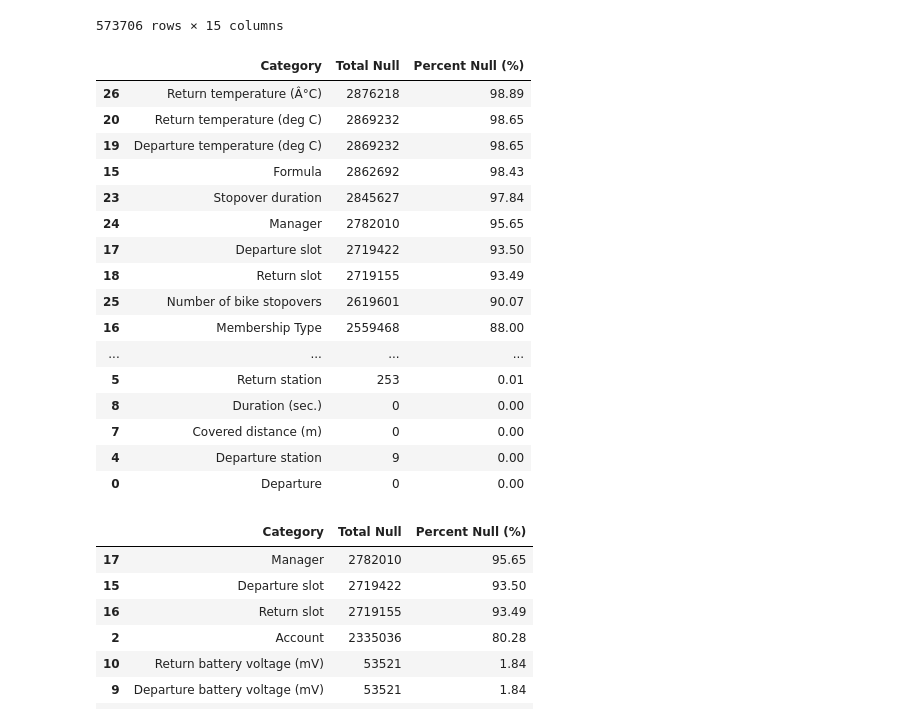
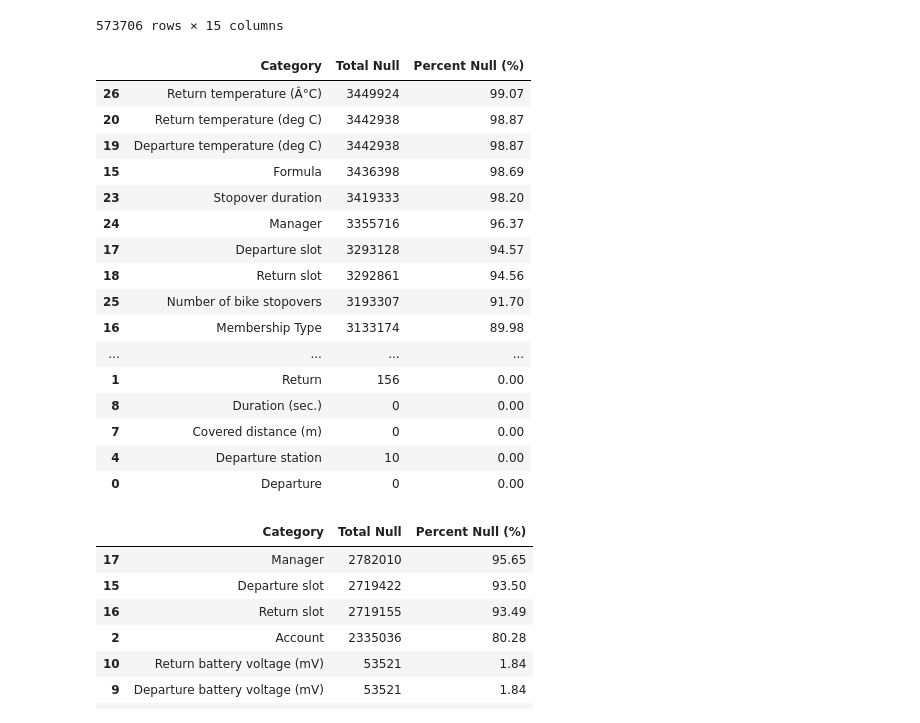
Before and after one commit to JordanFortney/mobiBikeAnalysisCoV, a Jupyter notebook: mobiBikeAnalysisCoV.ipynb, the cells around one changed output. Drawn from its saved outputs; the diff is of its cells as text; code cells hidden in the pictures.

```diff
--- a/mobiBikeAnalysisCoV.ipynb
+++ b/mobiBikeAnalysisCoV.ipynb
@@ -10,8 +14,8 @@ for file in os.listdir(myPath):
         newName = str(myPath+"/"+file[:-4]+'csv')
         tempXlsx.to_csv(newName, index = None, header = True)
 # %%
-mobiDF = pd.read_csv('data/Mobi_System_Data_2017.csv')
-mobiDF
+mobi17DF = pd.read_csv('data/Mobi_System_Data_2017.csv')
+mobi17DF
 # %% [output]
 |  | Departure | Return | Account | Bike | Departure station | Return station | Membership type | ... |
 | 0 | 2018-01-01 00:00:00 | 2018-01-01 00:00:00 | ID00001 | 754.0 | 0048 Comox & Broughton | 0002 Burrard Station | 365 Day Founding Plus | ... |
@@ -29,35 +33,35 @@ mobiDF
 # %%
 myPath = 'data'
 for file in os.listdir(myPath):
-    if (file.endswith(".csv")) and (file != 'Mobi_System_Data_2017.csv') :
+    if (file.endswith(".csv")):
         tempDF = pd.read_csv(myPath+"/"+file)
-        mobiDF = mobiDF.append(tempDF)
+        mobi17DF = mobi17DF.append(tempDF)
 # %%
 # Create a temp dataframe for null vlaue totals
-nullTotalDF = pd.DataFrame(mobiDF.isnull().sum()).reset_index()
+nullTotalDF = pd.DataFrame(mobi17DF.isnull().sum()).reset_index()
 nullTotalDF.columns = ['Category', 'Total Null']
 # Create a temp dataframe for null value percentages
-nullPercentDF = pd.DataFrame(round(mobiDF.isnull().sum()/mobiDF.shape[0]*100,2)).reset_index()
+nullPercentDF = pd.DataFrame(round(mobi17DF.isnull().sum()/mobi17DF.shape[0]*100,2)).reset_index()
 nullPercentDF.columns = ['Category', 'Percent Null (%)']
 # Merge temporary null value datasets and sort by null percentage
 nullDF = pd.merge(nullTotalDF, nullPercentDF, on = 'Category')
 nullDF.sort_values('Percent Null (%)', ascending = False)
 # %% [output]
 |  | Category | Total Null | Percent Null (%) |
-| 26 | Return temperature (Â°C) | 2876218 | 98.89 |
-| 20 | Return temperature (deg C) | 2869232 | 98.65 |
-| 19 | Departure temperature (deg C) | 2869232 | 98.65 |
-| 15 | Formula | 2862692 | 98.43 |
-| 23 | Stopover duration | 2845627 | 97.84 |
-| 24 | Manager | 2782010 | 95.65 |
-| 17 | Departure slot | 2719422 | 93.50 |
-| 18 | Return slot | 2719155 | 93.49 |
-| 25 | Number of bike stopovers | 2619601 | 90.07 |
-| 16 | Membership Type | 2559468 | 88.00 |
+| 26 | Return temperature (Â°C) | 3449924 | 99.07 |
+| 20 | Return temperature (deg C) | 3442938 | 98.87 |
+| 19 | Departure temperature (deg C) | 3442938 | 98.87 |
+| 15 | Formula | 3436398 | 98.69 |
+| 23 | Stopover duration | 3419333 | 98.20 |
+| 24 | Manager | 3355716 | 96.37 |
+| 17 | Departure slot | 3293128 | 94.57 |
+| 18 | Return slot | 3292861 | 94.56 |
+| 25 | Number of bike stopovers | 3193307 | 91.70 |
+| 16 | Membership Type | 3133174 | 89.98 |
 | ... | ... | ... | ... |
-| 5 | Return station | 253 | 0.01 |
+| 1 | Return | 156 | 0.00 |
 | 8 | Duration (sec.) | 0 | 0.00 |
 | 7 | Covered distance (m) | 0 | 0.00 |
-| 4 | Departure station | 9 | 0.00 |
+| 4 | Departure station | 10 | 0.00 |
 | 0 | Departure | 0 | 0.00 |
 # %%
```
Also changed, not shown: parts of 9 cells of this notebook, 1 other file.
